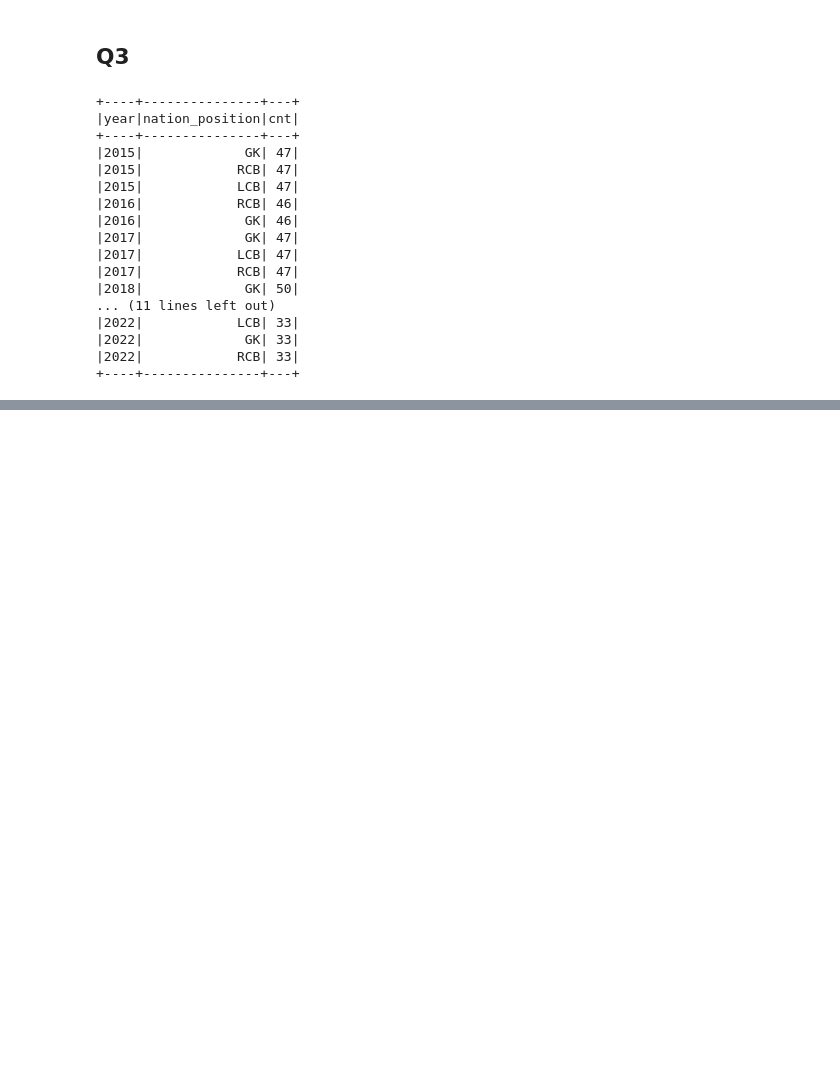
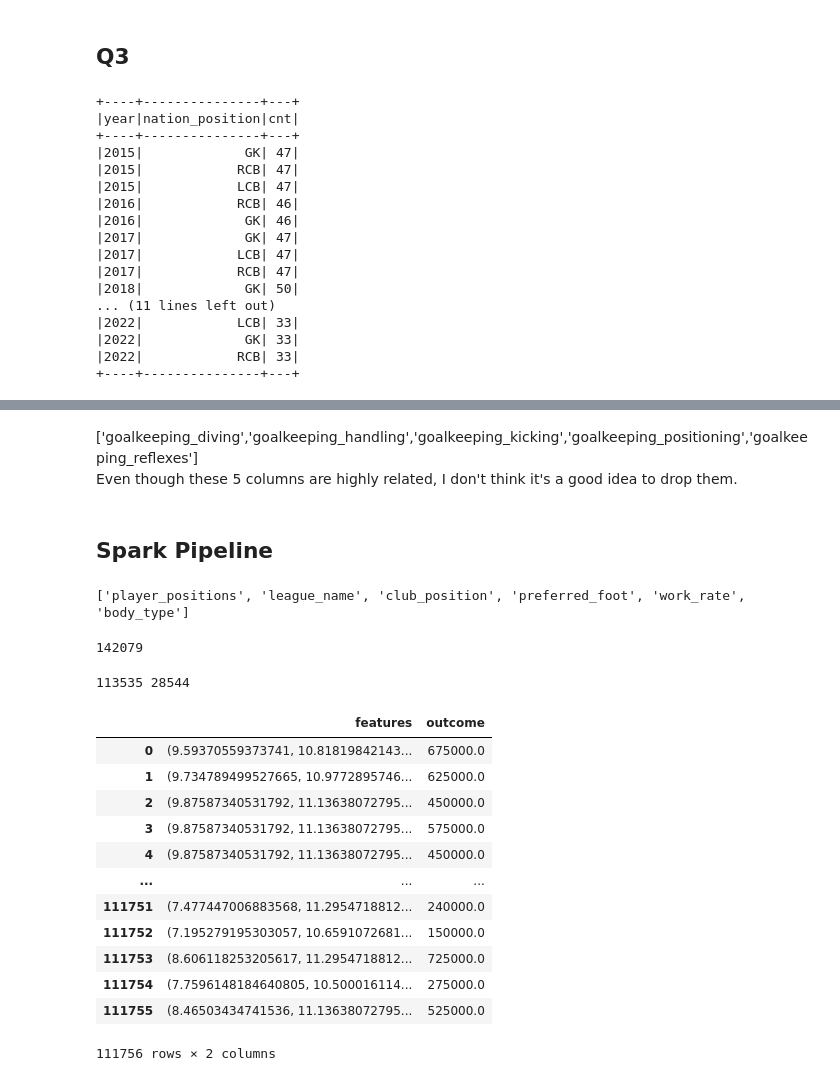
Before and after one commit to zhengyuntao123/FIFA_project, a Jupyter notebook: fifa.ipynb, the cells around one changed output, grey strips where cells are left out. Drawn from its saved outputs; the diff is of its cells as text; code cells hidden in the pictures; blank space fills up the shorter version.

```diff
--- a/fifa.ipynb
+++ b/fifa.ipynb
@@ -737,0 +1047,9 @@ most_frequent_nation_position()
+# %% [markdown]
+['goalkeeping_diving','goalkeeping_handling','goalkeeping_kicking','goalkeeping_positioning','goalkeeping_reflexes']
+Even though these 5 columns are highly related, I don't think it's a good idea to drop them.
+# %% [markdown]
+## Spark Pipeline
+# %%
+print(category_features)
+# %% [output]
+['player_positions', 'league_name', 'club_position', 'preferred_foot', 'work_rate', 'body_type']
@@ -737,0 +1248,43 @@ most_frequent_nation_position()
+# %%
+df_raw=sqlContext.read.format("jdbc")\
+    .option("url", db_properties['url'])\
+    .option("dbtable", db_properties['table'])\
+    .option("user", db_properties['username'])\
+    .option("password", db_properties['password'])\
+    .option("Driver", db_properties['driver'])\
+    .load()
+df_raw.count()
+# %% [output]
+142079
+# %%
+# 使用randomSplit方法划分DataFrame
+weights = [0.8, 0.2]
+
+train_df_raw, test_df_raw = df_raw.randomSplit(weights, seed=42)
+print(train_df_raw.count(),test_df_raw.count())
+# %% [output]
+113535 28544
+# %%
+preprocess_pipeline = get_preprocess_pipeline()
+preprocess_pipeline_model = preprocess_pipeline.fit(train_df_raw)
+
+train_df = preprocess_pipeline_model.transform(train_df_raw)
+test_df = preprocess_pipeline_model.transform(test_df_raw)
+# %%
+pdf=train_df.toPandas()
+# %%
+pdf
+# %% [output]
+|  | features | outcome |
+| 0 | (9.59370559373741, 10.81819842143... | 675000.0 |
+| 1 | (9.734789499527665, 10.9772895746... | 625000.0 |
+| 2 | (9.87587340531792, 11.13638072795... | 450000.0 |
+| 3 | (9.87587340531792, 11.13638072795... | 575000.0 |
+| 4 | (9.87587340531792, 11.13638072795... | 450000.0 |
+| ... | ... | ... |
+| 111751 | (7.477447006883568, 11.2954718812... | 240000.0 |
+| 111752 | (7.195279195303057, 10.6591072681... | 150000.0 |
+| 111753 | (8.606118253205617, 11.2954718812... | 725000.0 |
+| 111754 | (7.7596148184640805, 10.500016114... | 275000.0 |
+| 111755 | (8.46503434741536, 11.13638072795... | 525000.0 |
+111756 rows × 2 columns
```
Also changed, not shown: parts of 39 cells of this notebook.
